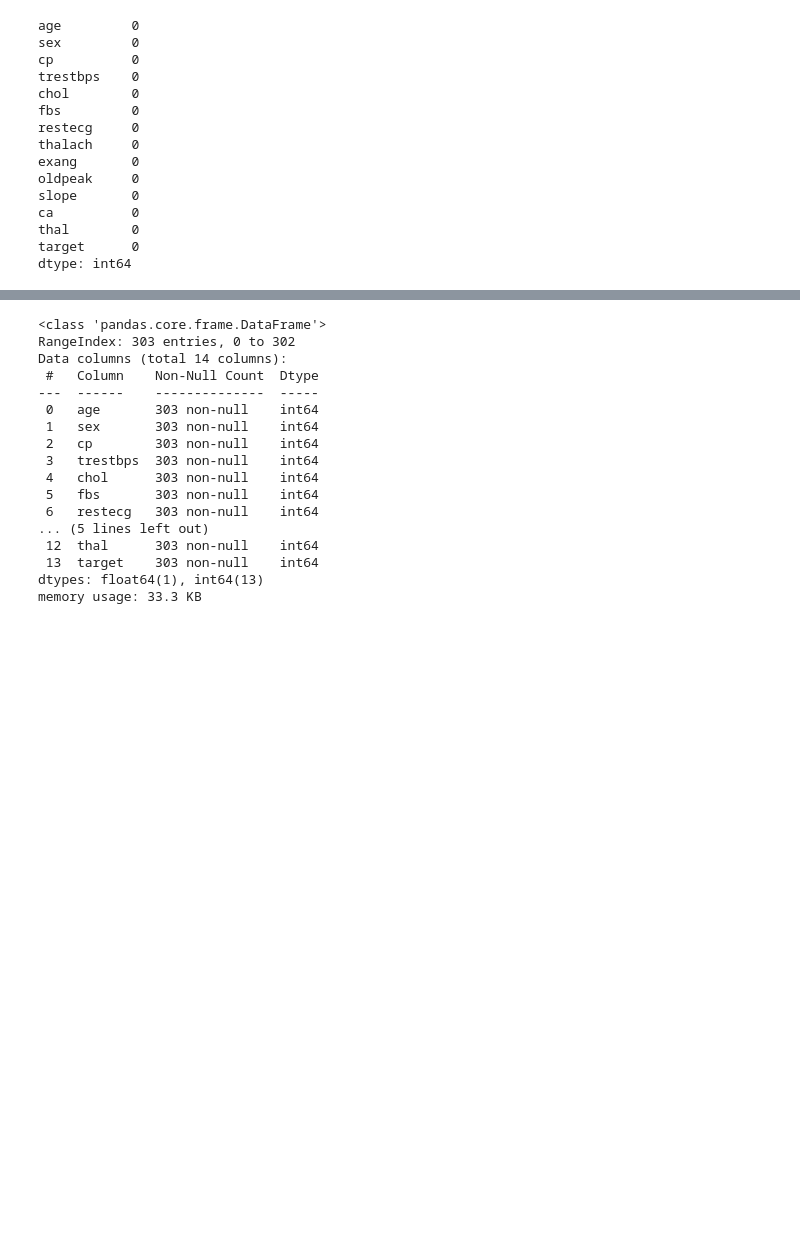
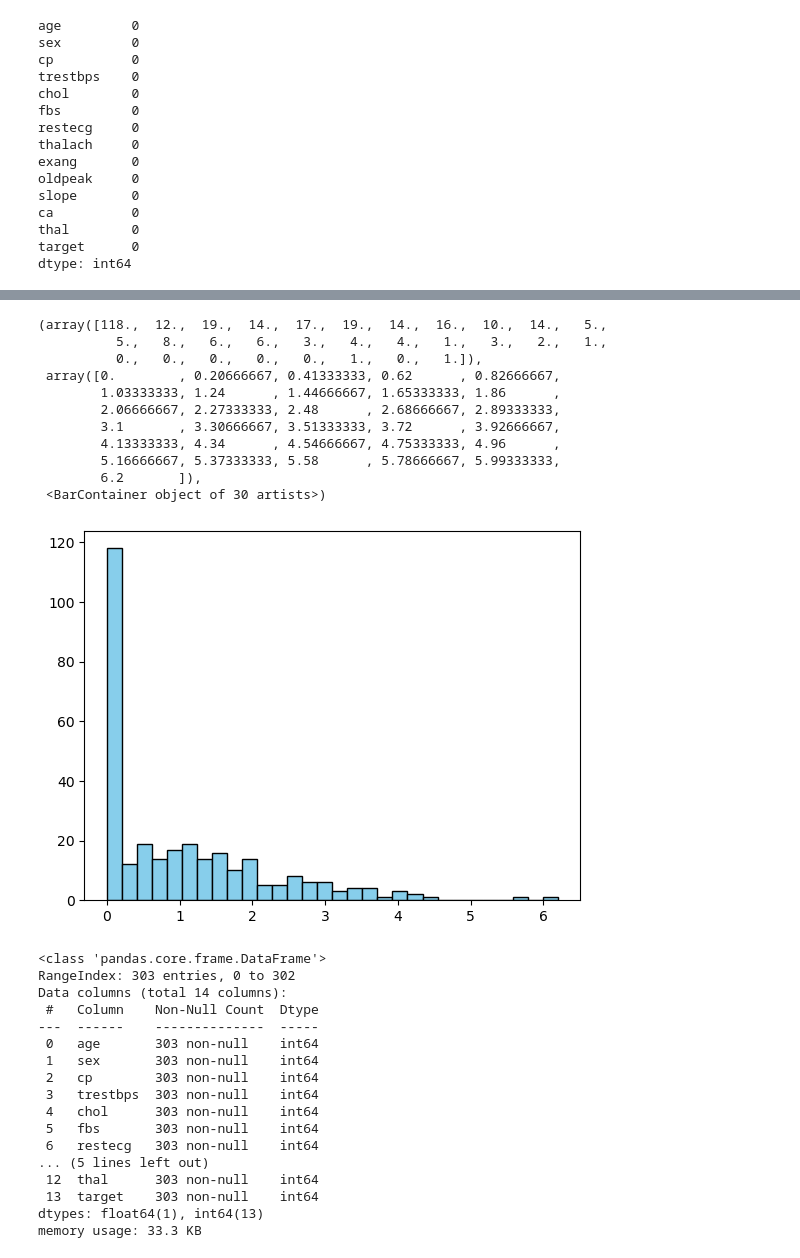
Before and after one commit to omkar55-bot/heart-disease-project, a Jupyter notebook: heart-disease-classification.ipynb, the cells around one changed output, grey strips where cells are left out. Saved outputs shown, nothing was run; the diff lists cells and outputs as text; code cells hidden in the pictures; blank space fills up the shorter version.

```diff
--- a/heart-disease-classification.ipynb
+++ b/heart-disease-classification.ipynb
@@ -66,0 +79,15 @@ dtype: int64
+# %%
+plt.hist(df['oldpeak'],bins=30,edgecolor='black',color='skyblue')
+# %% [output]
+(array([118.,  12.,  19.,  14.,  17.,  19.,  14.,  16.,  10.,  14.,   5.,
+          5.,   8.,   6.,   6.,   3.,   4.,   4.,   1.,   3.,   2.,   1.,
+          0.,   0.,   0.,   0.,   0.,   1.,   0.,   1.]),
+ array([0.        , 0.20666667, 0.41333333, 0.62      , 0.82666667,
+        1.03333333, 1.24      , 1.44666667, 1.65333333, 1.86      ,
+        2.06666667, 2.27333333, 2.48      , 2.68666667, 2.89333333,
+        3.1       , 3.30666667, 3.51333333, 3.72      , 3.92666667,
+        4.13333333, 4.34      , 4.54666667, 4.75333333, 4.96      ,
+        5.16666667, 5.37333333, 5.58      , 5.78666667, 5.99333333,
+        6.2       ]),
+ <BarContainer object of 30 artists>)
+[figure, added]
```
Also changed, not shown: parts of 21 cells of this notebook, 2 other files.
